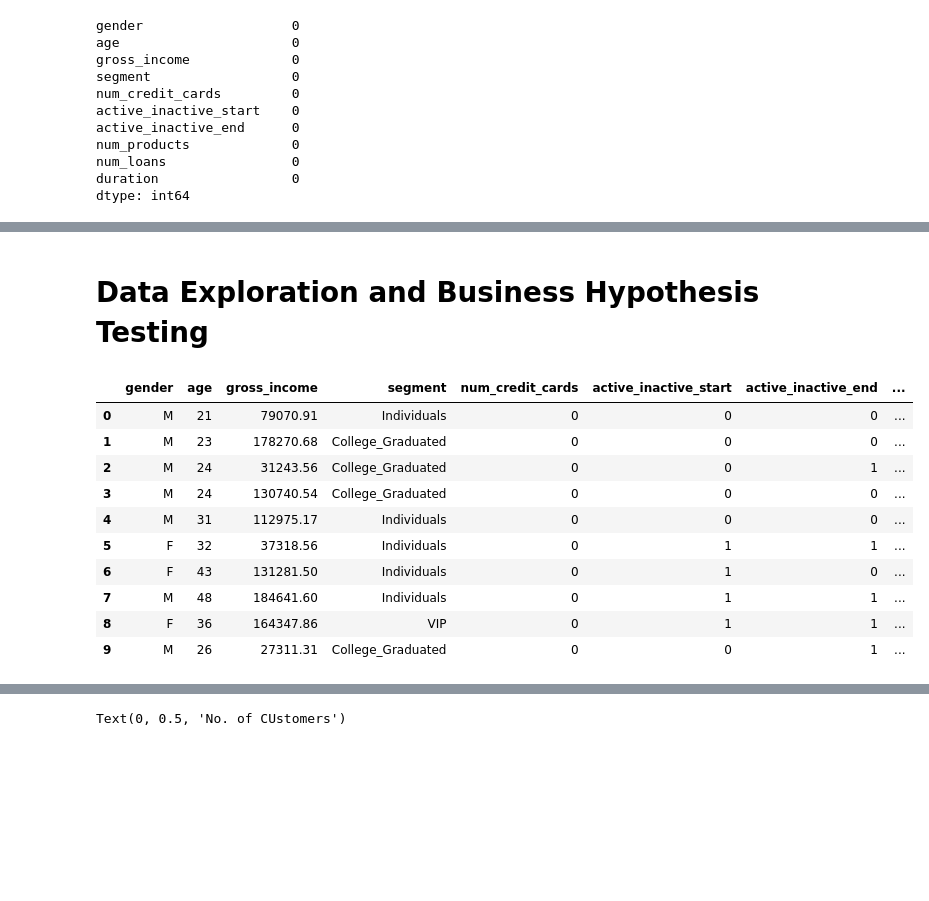
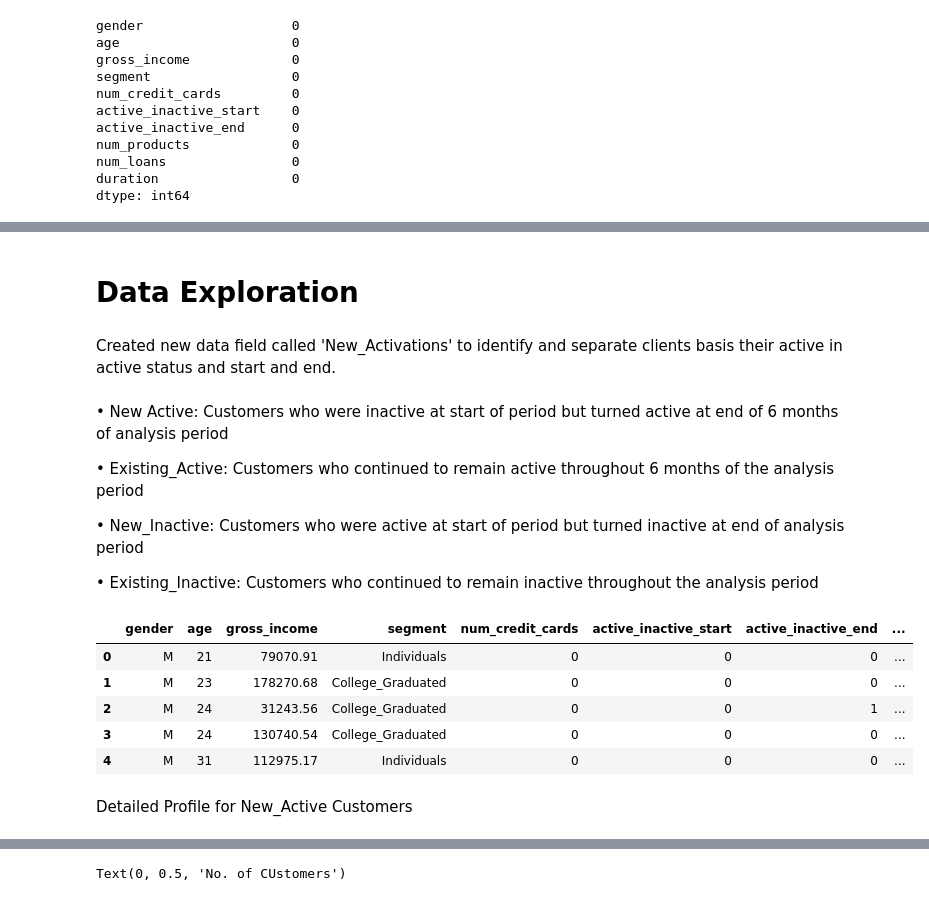
Before and after one commit to ArijitDana/Customer_Retention_Analysis, a Jupyter notebook: Customer_Retention_Working_File.ipynb, the cells around one changed output, grey strips where cells are left out. Cells and saved outputs as stored; diff of their text form; code cells hidden in the pictures; blank space fills up the shorter version.

```diff
--- a/Customer_Retention_Working_File.ipynb
+++ b/Customer_Retention_Working_File.ipynb
@@ -183,22 +165,29 @@ dtype: int64
 # %% [markdown]
-# Data Exploration and Business Hypothesis Testing
+# Data Exploration
+# %% [markdown]
+Created new data field called 'New_Activations' to identify and separate clients basis their active in active status and start and end.
+# %% [markdown]
+•	New Active: Customers who were inactive at start of period but turned active at end of 6 months of analysis period
+
+•	Existing_Active: Customers who continued to remain active throughout 6 months of the analysis period
+
+•	New_Inactive: Customers who were active at start of period but turned inactive at end of analysis period
+
+•	Existing_Inactive: Customers who continued to remain inactive throughout the analysis period
 # %%
 Cust_df.loc[(Cust_df.active_inactive_start == 0) & (Cust_df.active_inactive_end == 1), 'New_Activations'] = 'New_Active'
 Cust_df.loc[(Cust_df.active_inactive_start == 1) & (Cust_df.active_inactive_end == 1), 'New_Activations'] = 'Existing_Active'
 Cust_df.loc[(Cust_df.active_inactive_start == 1) & (Cust_df.active_inactive_end == 0), 'New_Activations'] = 'New_Inactive'
 Cust_df.loc[(Cust_df.active_inactive_start == 0) & (Cust_df.active_inactive_end == 0), 'New_Activations'] = 'Existing_Inactive'
 # %%
-Cust_df.head(10)
+Cust_df.head()
 # %% [output]
 |  | gender | age | gross_income | segment | num_credit_cards | active_inactive_start | active_inactive_end | ... |
 | 0 | M | 21 | 79070.91 | Individuals | 0 | 0 | 0 | ... |
 | 1 | M | 23 | 178270.68 | College_Graduated | 0 | 0 | 0 | ... |
 | 2 | M | 24 | 31243.56 | College_Graduated | 0 | 0 | 1 | ... |
 | 3 | M | 24 | 130740.54 | College_Graduated | 0 | 0 | 0 | ... |
 | 4 | M | 31 | 112975.17 | Individuals | 0 | 0 | 0 | ... |
-| 5 | F | 32 | 37318.56 | Individuals | 0 | 1 | 1 | ... |
-| 6 | F | 43 | 131281.50 | Individuals | 0 | 1 | 0 | ... |
-| 7 | M | 48 | 184641.60 | Individuals | 0 | 1 | 1 | ... |
-| 8 | F | 36 | 164347.86 | VIP | 0 | 1 | 1 | ... |
-| 9 | M | 26 | 27311.31 | College_Graduated | 0 | 0 | 1 | ... |
+# %% [markdown]
+Detailed Profile for New_Active Customers
 # %%
```
Also changed, not shown: parts of 57 cells of this notebook.
